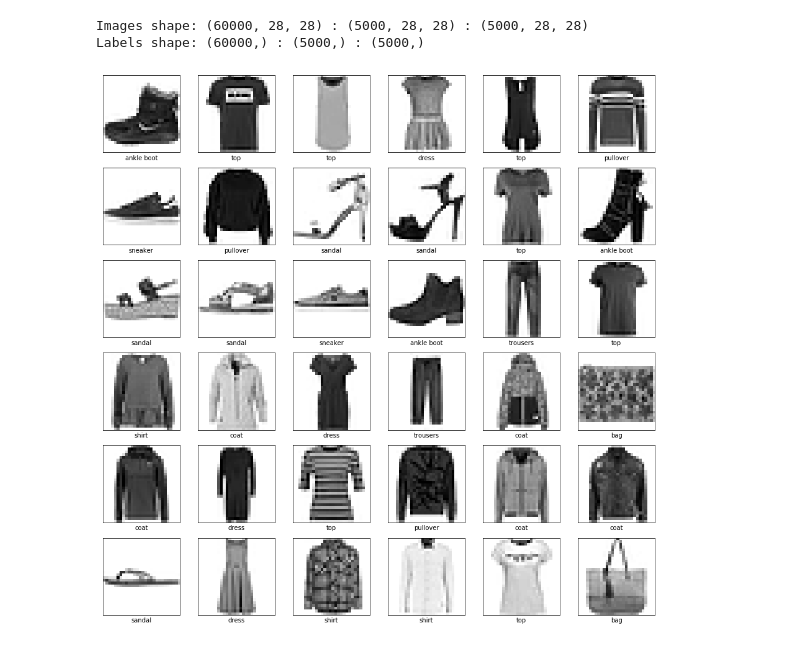
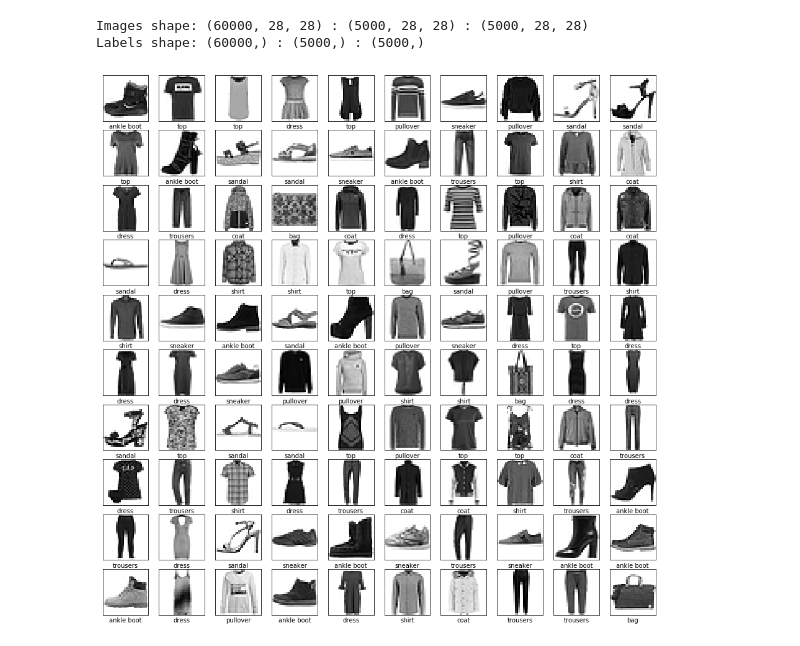
Before and after one commit to czyzi0/ml-notebooks, a Jupyter notebook: fashion-mnist-classification.ipynb, the cells around one changed output. Drawn from its saved outputs; the diff is of its cells as text; code cells hidden in the pictures.

```diff
--- a/fashion-mnist-classification.ipynb
+++ b/fashion-mnist-classification.ipynb
@@ -7,7 +11,9 @@ from tensorflow import keras
 # %%
 (train_x, train_y), (test_x, test_y) = keras.datasets.fashion_mnist.load_data()
 # %%
-labels = ['top', 'trousers', 'pullover', 'dress', 'coat', 'sandal', 'shirt', 'sneaker', 'bag', 'ankle boot']
+labels = [
+    'top', 'trousers', 'pullover', 'dress', 'coat',
+    'sandal', 'shirt', 'sneaker', 'bag', 'ankle boot']
 # %%
 val_x, val_y = test_x[:5000], test_y[:5000]
 test_x, test_y = test_x[5000:], test_y[5000:]
@@ -18,15 +24,16 @@ print(f'Labels shape: {train_y.shape} : {val_y.shape} : {test_y.shape}')
 Images shape: (60000, 28, 28) : (5000, 28, 28) : (5000, 28, 28)
 Labels shape: (60000,) : (5000,) : (5000,)
 # %%
+images_n = 10
 plt.figure(figsize=(16, 16))
-for i in range(36):
-    plt.subplot(6, 6, i + 1)
+for i in range(images_n ** 2):
+    plt.subplot(images_n, images_n, i + 1)
     plt.xticks([])
     plt.yticks([])
     plt.imshow(train_x[i], cmap=plt.cm.binary)
     plt.xlabel(labels[train_y[i]])
 # %% [output]
-[figure, old version]
+[figure, new version]
 # %%
 train_x = train_x / 255
 val_x = val_x / 255
```
Also changed, not shown: parts of 12 cells of this notebook, 1 other file.
